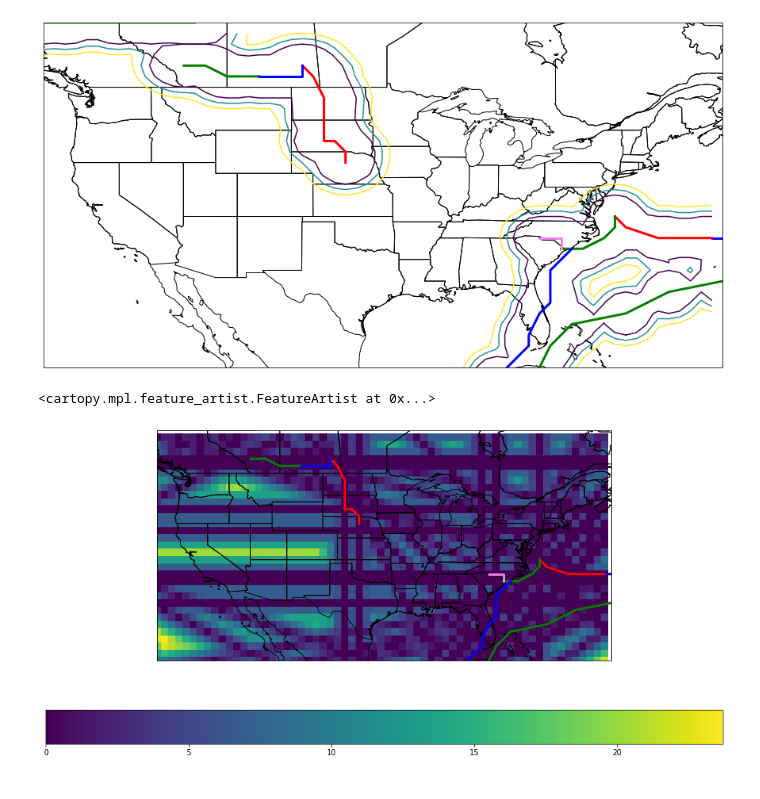
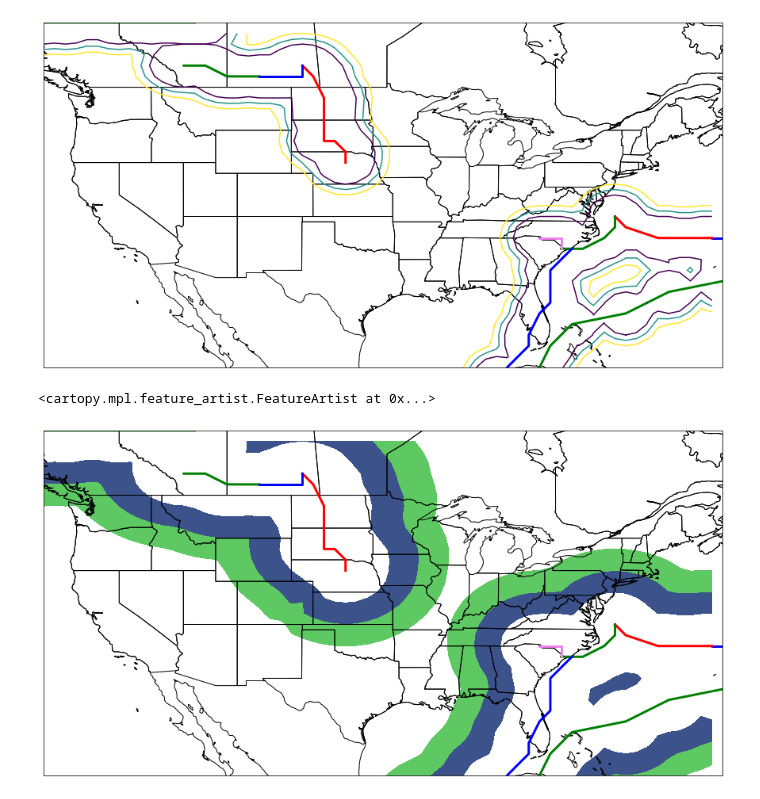
Before and after one commit to lswenson/PEX_feature_metrics, a Jupyter notebook: HowToRead-WPC_CODSUS.ipynb, the cells around one changed output. Drawn from its saved outputs; the diff is of its cells as text; code cells hidden in the pictures.

Commit message:
Calculate Distance To Front Segment Complete

```diff
--- a/HowToRead-WPC_CODSUS.ipynb
+++ b/HowToRead-WPC_CODSUS.ipynb
@@ -183,3 +168,34 @@ def p4(p1, p2, p3):
+# %%
+from math import sqrt
+
+def dist_to_segment(ax, ay, bx, by, cx, cy):
+    """
+    Computes the minimum distance between a point (cx, cy) and a line segment with endpoints (ax, ay) and (bx, by).
+    :param ax: endpoint 1, x-coordinate
+    :param ay: endpoint 1, y-coordinate
+    :param bx: endpoint 2, x-coordinate
+    :param by: endpoint 2, y-coordinate
+    :param cx: point, x-coordinate
+    :param cy: point, x-coordinate
+    :return: minimum distance between point and line segment
+    """
+    # avoid divide by zero error
+    a = max(by - ay, 0.00001)
+    b = max(ax - bx, 0.00001)
+    # # compute the perpendicular distance to the theoretical infinite line
+    # dl = abs(a * cx + b * cy - b * ay - a * ax) / sqrt(a**2 + b**2)
+    # compute the intersection point
+    x = ((a / b) * ax + ay + (b / a) * cx - cy) / ((b / a) + (a / b))
+    y = -1 * (a / b) * (x - ax) + ay
+    # decide if the intersection point falls on the line segment
+    if (ax <= x <= bx or bx <= x <= ax) and (ay <= y <= by or by <= y <= ay):
+        return x,y
+    else:
+        # if it does not, then return the minimum distance to the segment endpoints
+        if sqrt((ax - cx)**2 + (ay - cy)**2) < sqrt((bx - cx)**2 + (by - cy)**2):
+            return ax,ay
+        else:
+            return bx,by
 # %%
 def GCD_Point2Front_AtTime_mkII(clon,clat,frts):
     mindist = []
@@ -188,10 +204,10 @@ def GCD_Point2Front_AtTime_mkII(clon,clat,frts):
         npxs = []
         npys = []
         for seg in range(len(lons)-1):
-            near_point = p4([lons[seg],lats[seg]],[lons[seg+1],lats[seg+1]],[clon,clat])
-            npys.append(near_point[0])
-            npxs.append(near_point[1])
-        gcds = GCD_m2deg(great_circle_list(clon,clat,np.array(npys),np.array(npxs)))
+            near_point = dist_to_segment(lons[seg],lats[seg],lons[seg+1],lats[seg+1],clon,clat)
+            npxs.append(near_point[0])
+            npys.append(near_point[1])
+        gcds = GCD_m2deg(great_circle_list(clon,clat,np.array(npxs),np.array(npys)))
         mindist.append(np.min(gcds))
 
     return min(mindist)
@@ -205,15 +221,15 @@ for y in range(len(llats)):
 # %%
 proj = ccrs.PlateCarree()
 MyFigure = plt.figure(figsize = (16,8))
 ax = MyFigure.add_subplot(1,1,1,projection=proj)
 ax.set_extent([-127, -64, 23, 55], crs=proj)
 for frt in FRONT_coords:
     [lons,lats,typ] = ExtractPlotData(frt)
     ax.plot(lons,lats,color = typ,linewidth=3)
-ax.pcolormesh(llons,llats,dtf_mkII)
-plt.colorbar(c,orientation='horizontal')
+c=ax.contourf(llons,llats,dtf_mkII,levels=[3,5,7])
+# plt.colorbar(c,orientation='horizontal')
 ax.add_feature(cfeature.COASTLINE.with_scale('50m'))
 ax.add_feature(cfeature.STATES.with_scale('50m'))
 # %% [output]
 <cartopy.mpl.feature_artist.FeatureArtist at 0x...>
-[figure, old version]
+[figure, new version]
```
Also changed, not shown: parts of 3 cells of this notebook.
